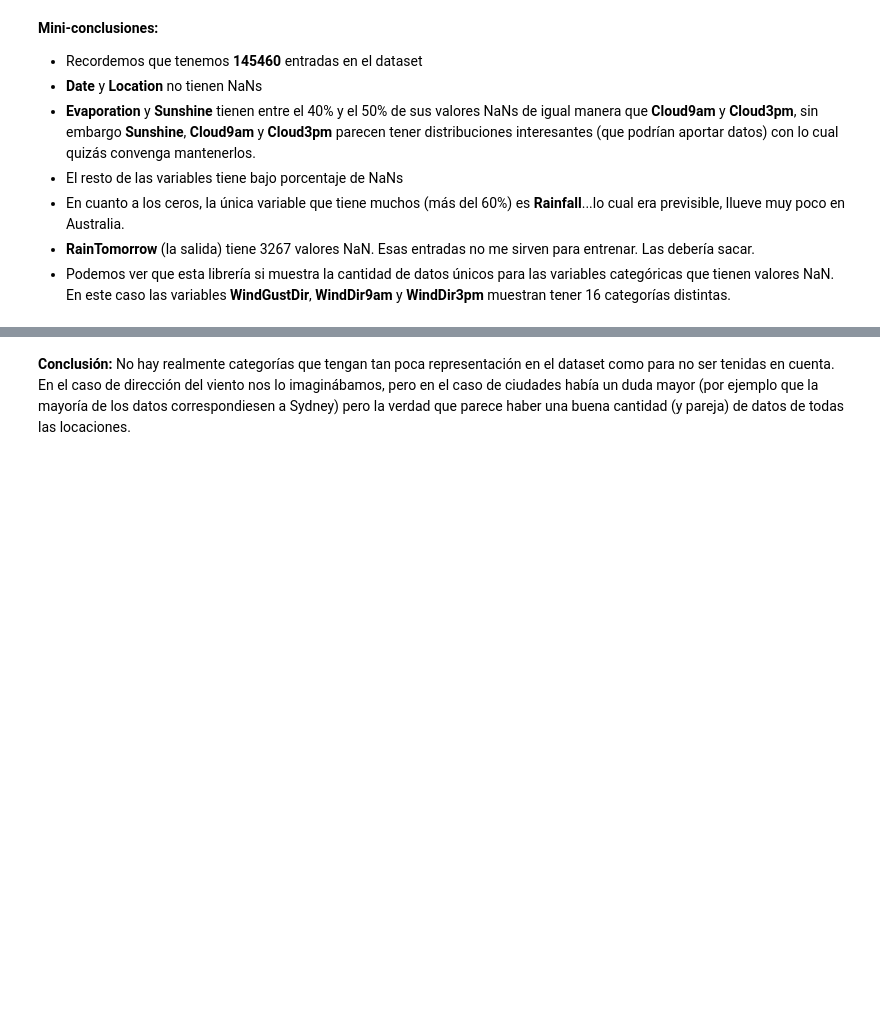
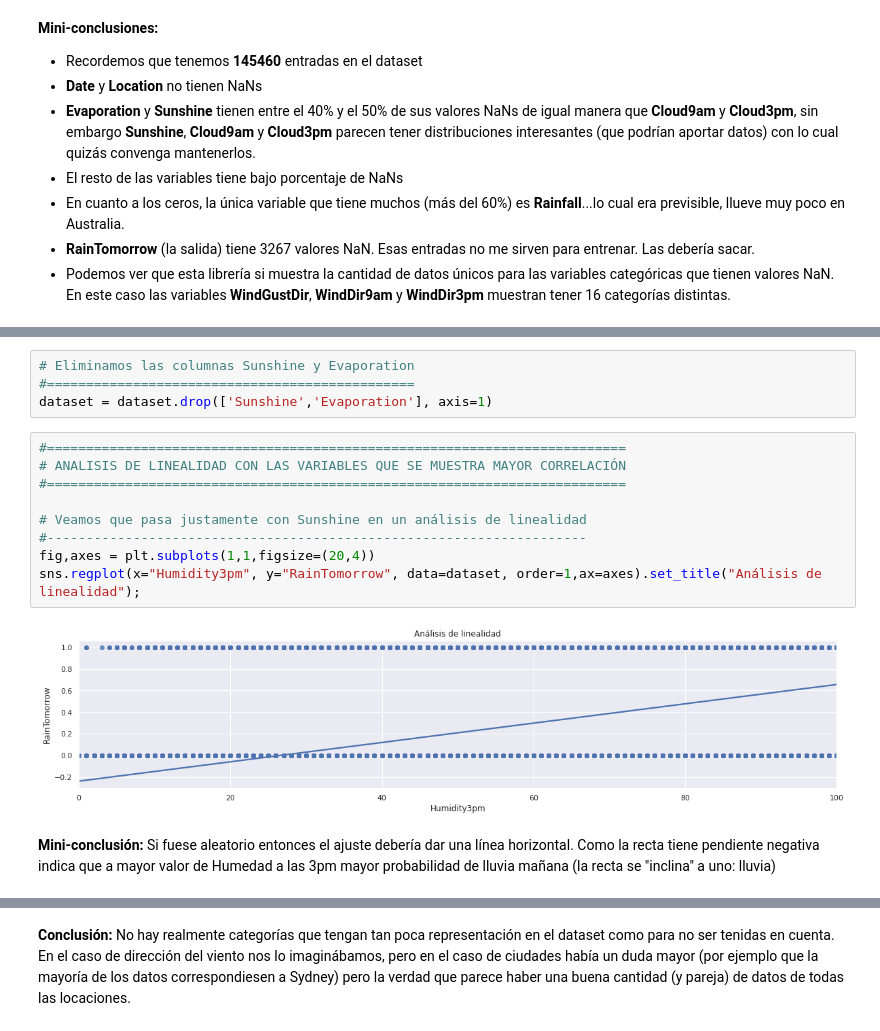
Before and after one commit to LaBruma/PosgradoAI, a Jupyter notebook: TP_Integrador_Análisis_de_datos_Brumovsky.ipynb, the cells around one changed output, grey strips where cells are left out. Cells and saved outputs as stored; diff of their text form; blank space fills up the shorter version.

```diff
--- a/TP_Integrador_Análisis_de_datos_Brumovsky.ipynb
+++ b/TP_Integrador_Análisis_de_datos_Brumovsky.ipynb
@@ -378,0 +432,17 @@ Por más que tenga variables categóricas con pocas categorías (WindGustDir, Wi
+# %%
+# Eliminamos las columnas Sunshine y Evaporation
+#===============================================
+dataset = dataset.drop(['Sunshine','Evaporation'], axis=1)
+# %%
+#==========================================================================
+# ANALISIS DE LINEALIDAD CON LAS VARIABLES QUE SE MUESTRA MAYOR CORRELACIÓN
+#==========================================================================
+
+# Veamos que pasa justamente con Sunshine en un análisis de linealidad
+#---------------------------------------------------------------------
+fig,axes = plt.subplots(1,1,figsize=(20,4))
+sns.regplot(x="Humidity3pm", y="RainTomorrow", data=dataset, order=1,ax=axes).set_title("Análisis de linealidad");
+# %% [output]
+[figure, added]
+# %% [markdown]
+**Mini-conclusión:** Si fuese aleatorio entonces el ajuste debería dar una línea horizontal. Como la recta tiene pendiente negativa indica que a mayor valor de Humedad a las 3pm mayor probabilidad de lluvia mañana (la recta se "inclina" a uno: lluvia)
```
Also changed, not shown: parts of 36 cells of this notebook.
